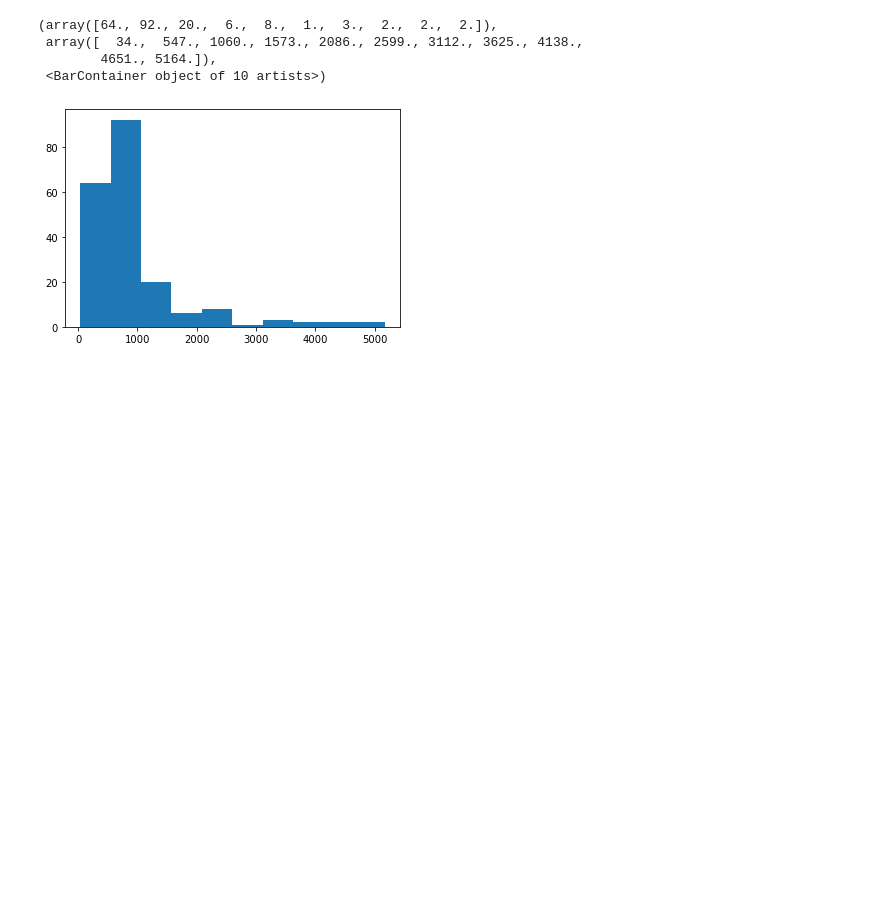
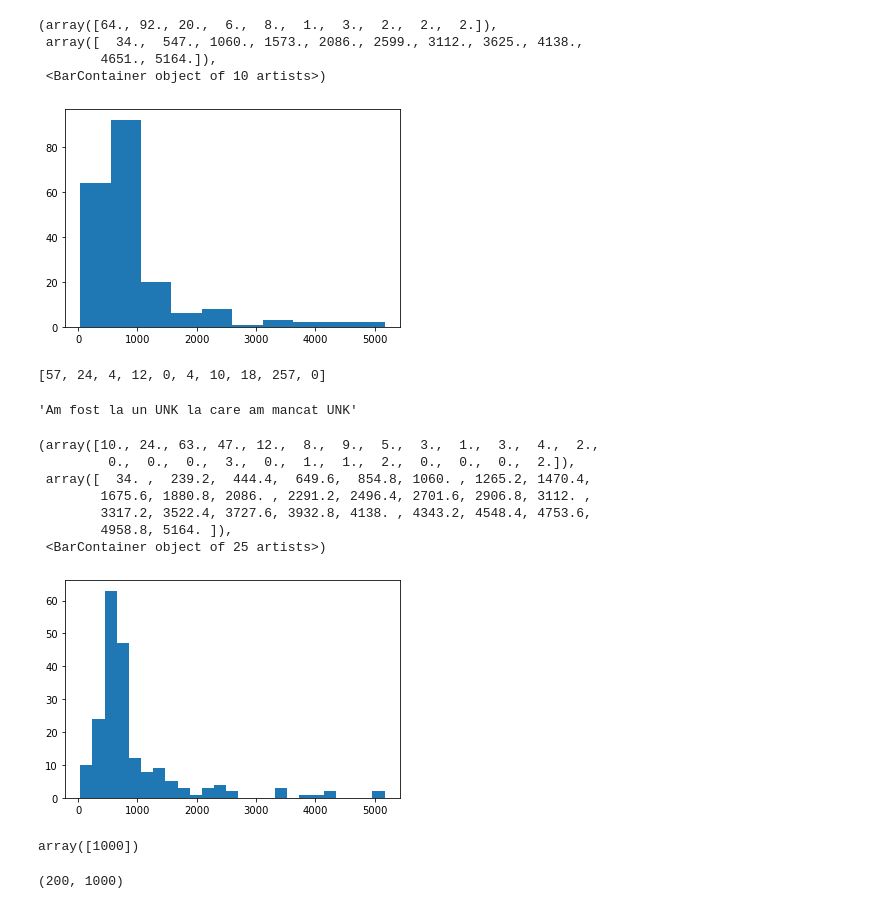
Before and after one commit to Lummetry/DS104, a Jupyter notebook: scripts/02_restocracy.ipynb, the cells around one changed output. Drawn from its saved outputs; the diff is of its cells as text; code cells hidden in the pictures; blank space fills up the shorter version.

```diff
--- a/scripts/02_restocracy.ipynb
+++ b/scripts/02_restocracy.ipynb
@@ -113,10 +118,13 @@ w2i['restaurant']
 # %% [output]
 26
 # %%
-def review_to_obs(review, dct_w2i, unk_word_idx=0):
+def review_to_tokens(review, dct_w2i, unk_word_idx=0, max_words=1000):
     obs_tokens = []
     for word in review.split():
         obs_tokens.append(dct_w2i.get(word, unk_word_idx))
+    diff = max(0, max_words - len(obs_tokens))
+    obs_tokens = obs_tokens + [0] * diff
+    obs_tokens = obs_tokens[:max_words]
     return obs_tokens
 
 def tokens_to_review(tokens, dct_i2w):
@@ -135,7 +143,7 @@ np_prices[:10]
 # %% [output]
 array([202, 176, 187, 264, 187, 160, 133, 182, 256, 288])
 # %%
-lst_obs = [review_to_obs(x, w2i) for x in reviews]
+lst_obs = [review_to_tokens(x, w2i) for x in reviews]
 # %%
 lens = [len(x) for x in lst_obs]
 plt.hist(lens)
@@ -145,3 +153,34 @@ plt.hist(lens)
         4651., 5164.]),
  <BarContainer object of 10 artists>)
 [figure]
+# %%
+new_review = 'Am fost la un restarant la care am mancat susi'
+new_review_tokens = review_to_tokens(new_review, w2i)
+new_review_tokens
+# %% [output]
+[57, 24, 4, 12, 0, 4, 10, 18, 257, 0]
+# %%
+tokens_to_review(new_review_tokens, i2w)
+# %% [output]
+'Am fost la un UNK la care am mancat UNK'
+# %%
+plt.hist(lens, bins=25)
+# %% [output]
+(array([10., 24., 63., 47., 12.,  8.,  9.,  5.,  3.,  1.,  3.,  4.,  2.,
+         0.,  0.,  0.,  3.,  0.,  1.,  1.,  2.,  0.,  0.,  0.,  2.]),
+ array([  34. ,  239.2,  444.4,  649.6,  854.8, 1060. , 1265.2, 1470.4,
+        1675.6, 1880.8, 2086. , 2291.2, 2496.4, 2701.6, 2906.8, 3112. ,
+        3317.2, 3522.4, 3727.6, 3932.8, 4138. , 4343.2, 4548.4, 4753.6,
+        4958.8, 5164. ]),
+ <BarContainer object of 25 artists>)
+[figure, added]
+# %%
+X = [review_to_tokens(x, w2i) for x in reviews]
+np.unique([len(x) for x in X])
+# %% [output]
+array([1000])
+# %%
+np_X = np.array(X)
+np_X.shape
+# %% [output]
+(200, 1000)
```
Also changed, not shown: parts of 12 cells of this notebook.
